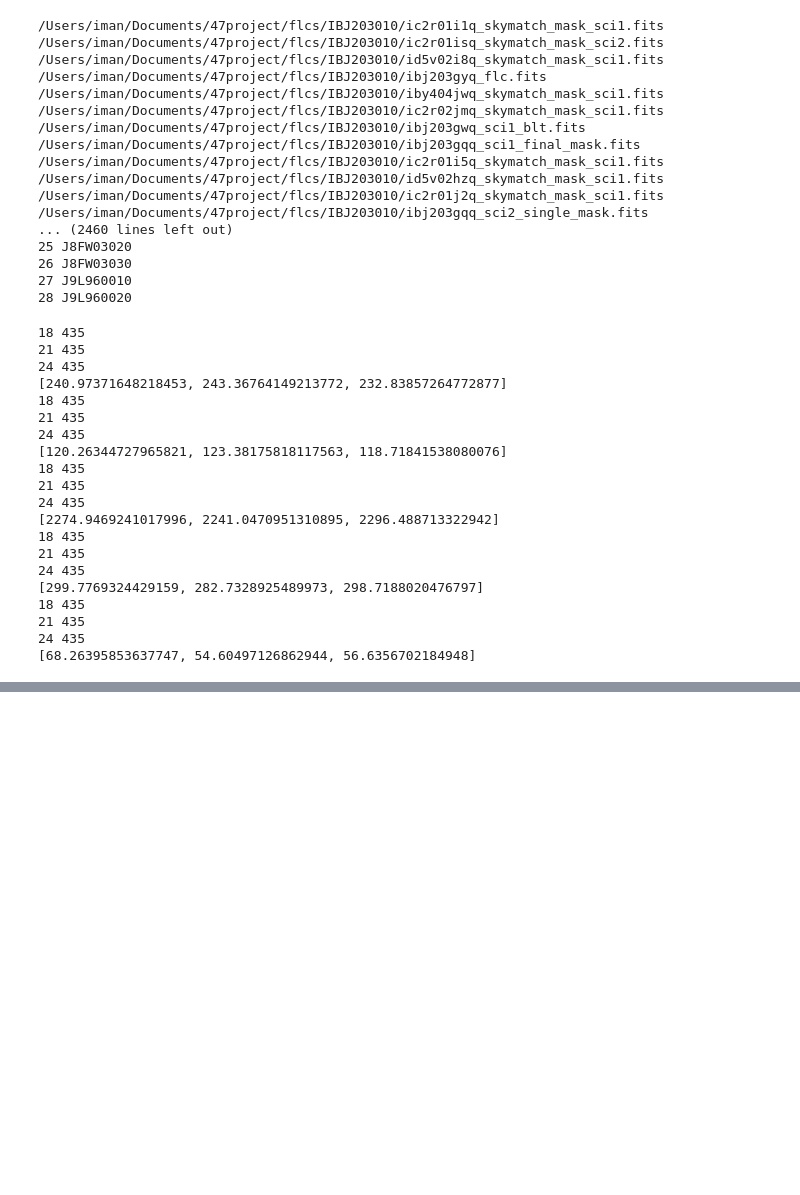
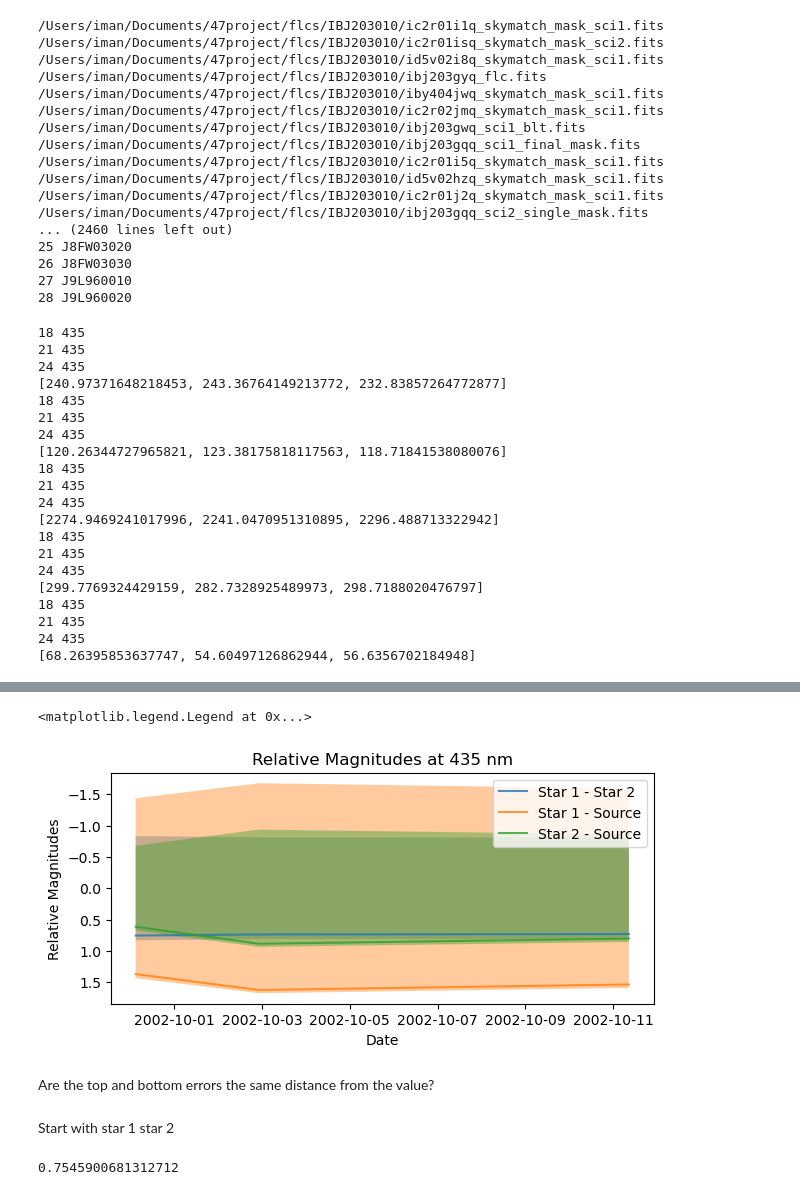
Before and after one commit to imanbeh/variablesearch, a Jupyter notebook: analysis_435nm.ipynb, the cells around one changed output, grey strips where cells are left out. Saved outputs shown, nothing was run; the diff lists cells and outputs as text; code cells hidden in the pictures; blank space fills up the shorter version.

```diff
--- a/analysis_435nm.ipynb
+++ b/analysis_435nm.ipynb
@@ -183,0 +358,30 @@ ax.legend()
+# %%
+fig,ax = plt.subplots(nrows = 1, ncols=1, figsize = (7,3))#, subplot_kw={'projection': wcs})
+
+ax.set_title('Relative Magnitudes at 435 nm')
+
+ax.fill_between(df_w['Time as Object'], s1_s2_err, -s1_s2_err, alpha = 0.4)
+ax.fill_between(df_w['Time as Object'], s1_s_err, -s1_s_err,alpha=0.4)
+ax.fill_between(df_w['Time as Object'], s2_s_err, -s2_s_err,alpha=0.4)
+
+ax.plot(df_w['Time as Object'], df_w['S1-S2 Mag'], alpha = 0.8, markersize =10,
+            label = 'Star 1 - Star 2')
+ax.plot(df_w['Time as Object'], df_w['S1-Source Mag'], alpha = 0.8, markersize = 10,
+            label = 'Star 1 - Source')
+ax.plot(df_w['Time as Object'], df_w['S2-Source Mag'],alpha = 0.8,markersize=10,
+            label = 'Star 2 - Source')
+
+ax.set_ylabel("Relative Magnitudes")
+ax.set_xlabel("Date")
+#ax.set_ylim(-3,4)
+
+ax.invert_yaxis()
+
+ax.legend()
+# %% [output]
+<matplotlib.legend.Legend at 0x...>
+[figure, added]
+# %% [markdown]
+Are the top and bottom errors the same distance from the value?
+# %% [markdown]
+Start with star 1 star 2
@@ -183,0 +408,4 @@ ax.legend()
+# %%
+df_w['S1-S2 Mag'].values[0]
+# %% [output]
+0.7545900681312712
```
Also changed, not shown: parts of 31 cells of this notebook.
